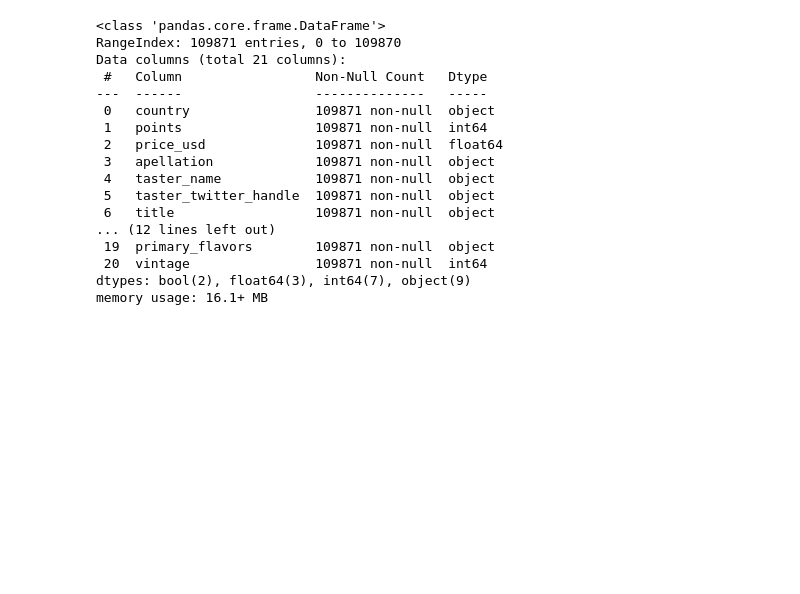
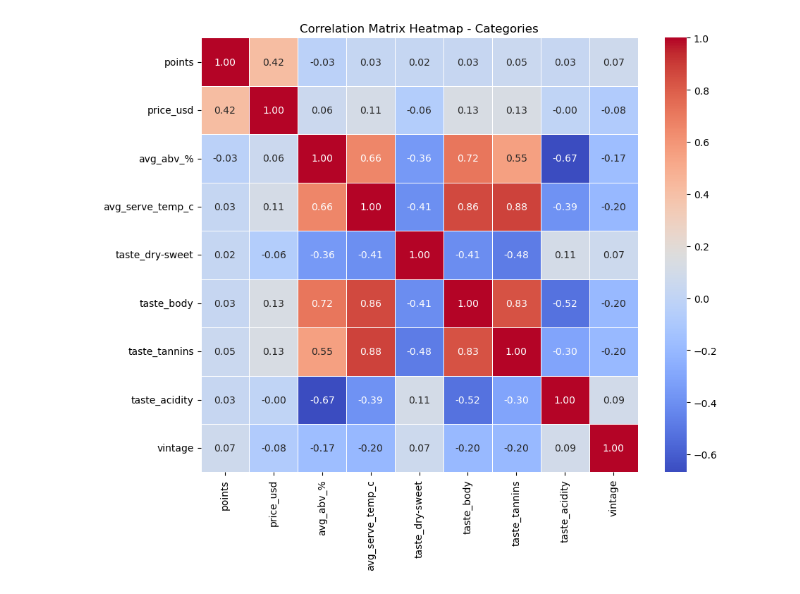
Before and after one commit to FILET81/World-of-Wines, a Jupyter notebook: Price Predictor.ipynb, the cells around one changed output. Cells and saved outputs as stored; diff of their text form; code cells hidden in the pictures; blank space fills up the shorter version.

```diff
--- a/Price Predictor.ipynb
+++ b/Price Predictor.ipynb
@@ -20,25 +28,31 @@ import pandas as pd
 # Importing cleaned dataset:
 wines_dataset = pd.read_csv("wines_final.csv")
 
-# Dropping column "Unnamed: 0":
-wines_dataset = wines_dataset.drop(columns=["Unnamed: 0"])
+# Dropping unnecessary columns:
+wines_dataset.drop(columns=["Unnamed: 0",
+                            "country",
+                            "apellation",
+                            "taster_name",
+                            "taster_twitter_handle",
+                            "title",
+                            "variety",
+                            "winery",
+                            "noble_international",
+                            "monovarietal",
+                            "taste_alcohol",
+                            "primary_flavors",
+                            "wine_type"], inplace=True)
-# %%
-wines_dataset.info()
-# %% [output]
-<class 'pandas.core.frame.DataFrame'>
-RangeIndex: 109871 entries, 0 to 109870
-Data columns (total 21 columns):
- #   Column                 Non-Null Count   Dtype
----  ------                 --------------   -----
- 0   country                109871 non-null  object
- 1   points                 109871 non-null  int64
- 2   price_usd              109871 non-null  float64
- 3   apellation             109871 non-null  object
- 4   taster_name            109871 non-null  object
- 5   taster_twitter_handle  109871 non-null  object
- 6   title                  109871 non-null  object
-... (12 lines left out)
- 19  primary_flavors        109871 non-null  object
- 20  vintage                109871 non-null  int64
-dtypes: bool(2), float64(3), int64(7), object(9)
-memory usage: 16.1+ MB
+# %%
+# Correlation matrix between categories:
+plt.figure(figsize=(10, 8))
+sns.heatmap(wines_dataset.corr(),
+            annot=True,
+            fmt=".2f",
+            cmap="coolwarm",
+            linewidth=0.5,
+            cbar=True)
+plt.title('Correlation Matrix Heatmap - Categories')
+
+plt.show()
+# %% [output]
+[figure, added]
```
Also changed, not shown: parts of 7 cells of this notebook, 1 other file.
